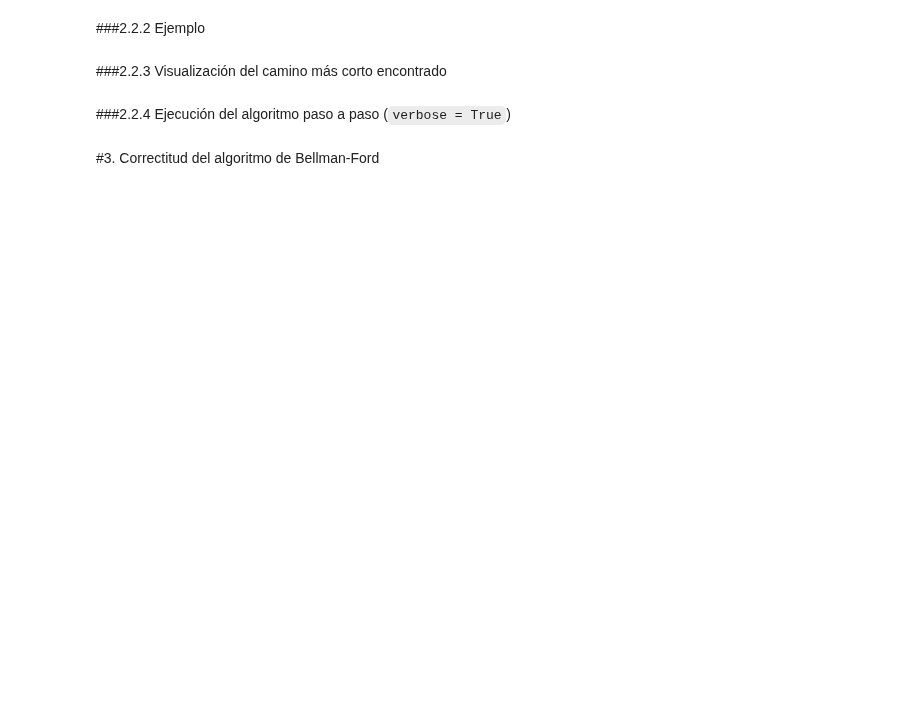
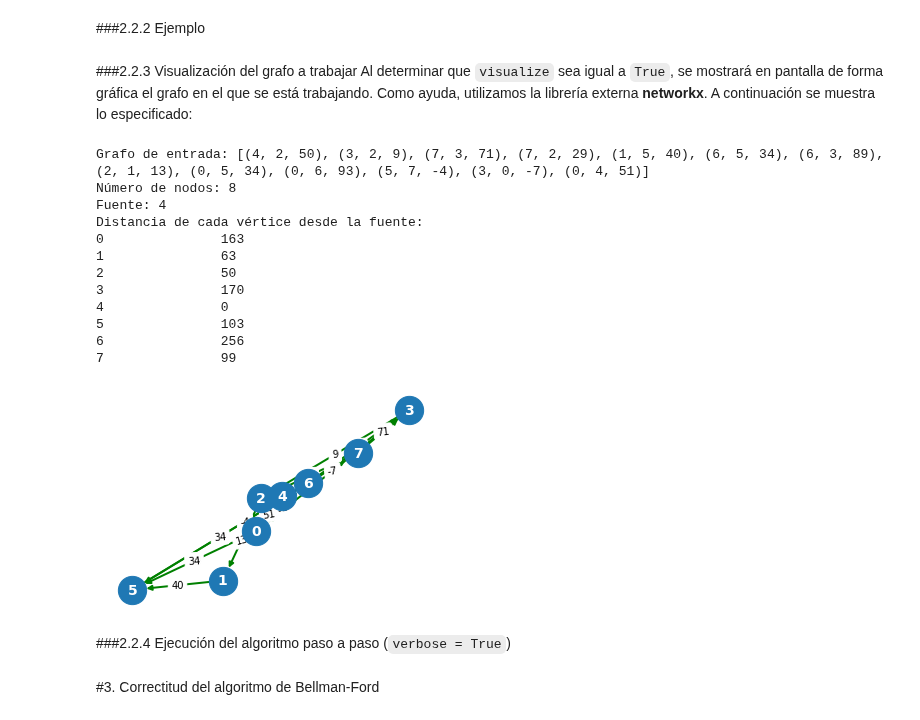
Before and after one commit to Sylver640/ADA-Informes, a Jupyter notebook: Informe_BellmanFord.ipynb, the cells around one changed output. Drawn from its saved outputs; the diff is of its cells as text; code cells hidden in the pictures; blank space fills up the shorter version.

```diff
--- a/Informe_BellmanFord.ipynb
+++ b/Informe_BellmanFord.ipynb
@@ -197,38 +234,3 @@ Fuente: 7
 ###2.1.4 Ejecución del algoritmo paso a paso (`verbose = True`)
 # %% [markdown]
 ##2.2 Algoritmo de Bellman-Ford
-# %%
-from termcolor import cprint
-
-def imprimirDistancias(G, nodos, distancias):
-  print("Distancia de cada vértice desde la fuente:")
-  for i in range(len(distancias)):
-    print("{0}\t\t{1}".format(i, distancias[i]))
-
-def bellmanFordAlgorithm(G, s, nodos, verbose, visualize):
-  distancia = [99999999] * nodos
-  distancia[s] = 0
-
-  for _ in range(nodos-1):
-    for u, v, w in G:
-      if distancia[u] != 99999999 and distancia[u] + w < distancia[v]:
-        distancia[v] = distancia[u] + w
-
-  for u, v, w in G:
-    if distancia[u] != 99999999 and distancia[u] + w < distancia[v]:
-      print("CICLO NEGATIVO!")
-      return []
-
-  return distancia
-
-#Ejemplo
-n_bellman = random.randint(5,25)
-G_bellman, fuente_bellman = instance_generator_bellman(n_bellman)
-
-cprint(f"Grafo de entrada: {G_bellman}", 'yellow', attrs=["bold"])
-cprint(f"Número de nodos: {n_bellman}")
-cprint(f"Fuente: {fuente_bellman}", "yellow", attrs=["bold"])
-
-distancias = bellmanFordAlgorithm(G_bellman, fuente_bellman, n_bellman, verbose = False, visualize  = False)
-
-if (distancias != []): imprimirDistancias(G_bellman, n_bellman, distancias)
@@ -294,7 +352,31 @@ $L_{0,v} =
 # %% [markdown]
 ###2.2.2 Ejemplo
-# %% [markdown]
-###2.2.3 Visualización del camino más corto encontrado
+# %% [markdown]
+###2.2.3 Visualización del grafo a trabajar
+Al determinar que `visualize` sea igual a `True`, se mostrará en pantalla de forma gráfica el grafo en el que se está trabajando. Como ayuda, utilizamos la librería externa **networkx**. A continuación se muestra lo especificado:
+# %%
+n_bellman = random.randint(5,10)
+G_bellman, fuente_bellman = instance_generator_bellman(n_bellman)
+cprint(f"Grafo de entrada: {G_bellman}", 'yellow', attrs=["bold"])
+cprint(f"Número de nodos: {n_bellman}")
+cprint(f"Fuente: {fuente_bellman}", "yellow", attrs=["bold"])
+
+distancias = bellmanFordAlgorithm(G_bellman, fuente_bellman, n_bellman, verbose = False, visualize  = True)
+if (distancias != []): imprimirDistancias(G_bellman, n_bellman, distancias)
+# %% [output]
+Grafo de entrada: [(4, 2, 50), (3, 2, 9), (7, 3, 71), (7, 2, 29), (1, 5, 40), (6, 5, 34), (6, 3, 89), (2, 1, 13), (0, 5, 34), (0, 6, 93), (5, 7, -4), (3, 0, -7), (0, 4, 51)]
+Número de nodos: 8
+Fuente: 4
+Distancia de cada vértice desde la fuente:
+0               163
+1               63
+2               50
+3               170
+4               0
+5               103
+6               256
+7               99
+[figure, added]
 # %% [markdown]
 ###2.2.4 Ejecución del algoritmo paso a paso (`verbose = True`)
 # %% [markdown]
```
Also changed, not shown: parts of 10 cells of this notebook.
